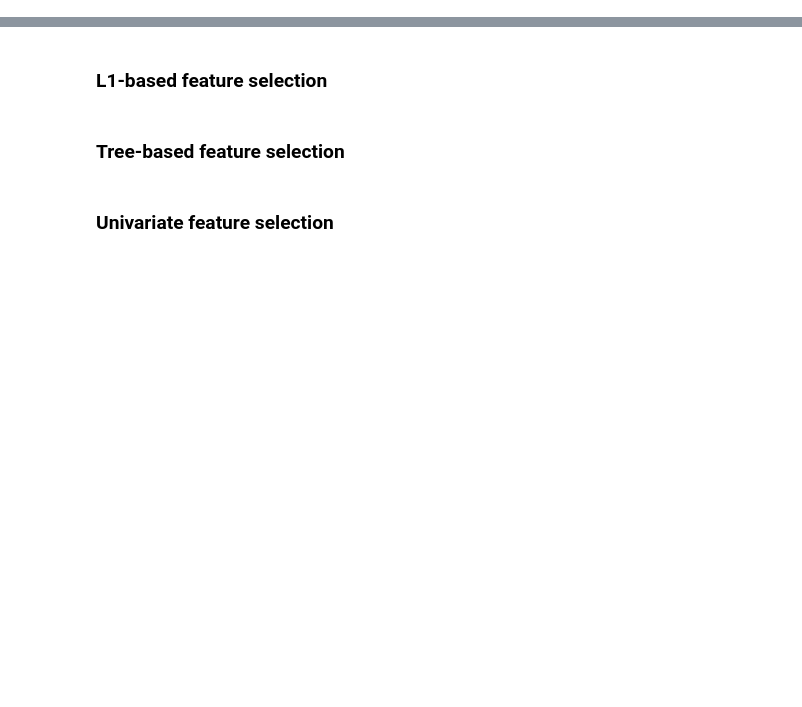
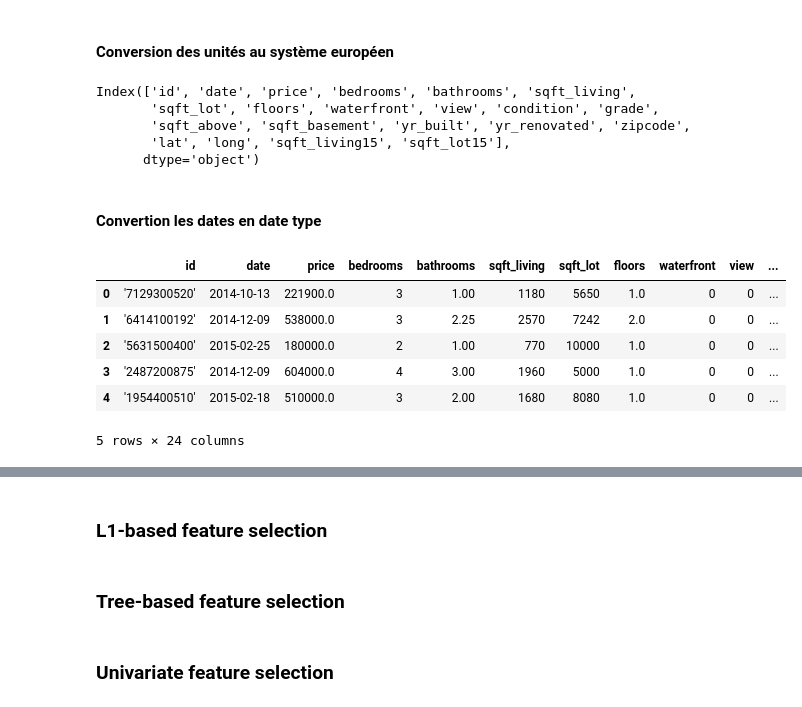
Before and after one commit to degharbi/Housing-prices-prediction, a Jupyter notebook: Linear_Regression_models.ipynb, the cells around one changed output, grey strips where cells are left out. Drawn from its saved outputs; the diff is of its cells as text; code cells hidden in the pictures; blank space fills up the shorter version.

```diff
--- a/Linear_Regression_models.ipynb
+++ b/Linear_Regression_models.ipynb
@@ -62,0 +23,7 @@ ValueError: Found input variables with inconsistent numbers of samples: [21613,
+# %%
+raw[['floors', 'zipcode']] = pd.DataFrame(
+    {
+        'floors': [floor.replace("'","") for floor in raw.floors.values],
+        'zipcode': [code.replace("'","") for code in raw.zipcode.values]
+    }, dtype='float32')
+raw[['floors', 'zipcode']].head()
@@ -62,0 +37,27 @@ ValueError: Found input variables with inconsistent numbers of samples: [21613,
+# %% [markdown]
+#### Conversion des unités au système européen
+# %%
+raw.columns
+# %% [output]
+Index(['id', 'date', 'price', 'bedrooms', 'bathrooms', 'sqft_living',
+       'sqft_lot', 'floors', 'waterfront', 'view', 'condition', 'grade',
+       'sqft_above', 'sqft_basement', 'yr_built', 'yr_renovated', 'zipcode',
+       'lat', 'long', 'sqft_living15', 'sqft_lot15'],
+      dtype='object')
+# %% [markdown]
+#### Convertion les dates en date type
+# %%
+raw['date'] = pd.to_datetime(raw['date'])
+raw['month'] = pd.DatetimeIndex(raw.loc[:,'date']).month
+raw['year'] = pd.DatetimeIndex(raw.loc[:,'date']).year
+raw['day'] = pd.DatetimeIndex(raw.loc[:,'date']).day
+# %%
+raw.head()
+# %% [output]
+|  | id | date | price | bedrooms | bathrooms | sqft_living | sqft_lot | floors | waterfront | view | ... |
+| 0 | '7129300520' | 2014-10-13 | 221900.0 | 3 | 1.00 | 1180 | 5650 | 1.0 | 0 | 0 | ... |
+| 1 | '6414100192' | 2014-12-09 | 538000.0 | 3 | 2.25 | 2570 | 7242 | 2.0 | 0 | 0 | ... |
+| 2 | '5631500400' | 2015-02-25 | 180000.0 | 2 | 1.00 | 770 | 10000 | 1.0 | 0 | 0 | ... |
+| 3 | '2487200875' | 2014-12-09 | 604000.0 | 4 | 3.00 | 1960 | 5000 | 1.0 | 0 | 0 | ... |
+| 4 | '1954400510' | 2015-02-18 | 510000.0 | 3 | 2.00 | 1680 | 8080 | 1.0 | 0 | 0 | ... |
+5 rows × 24 columns
```
Also changed, not shown: parts of 45 cells of this notebook, 5 other files.
